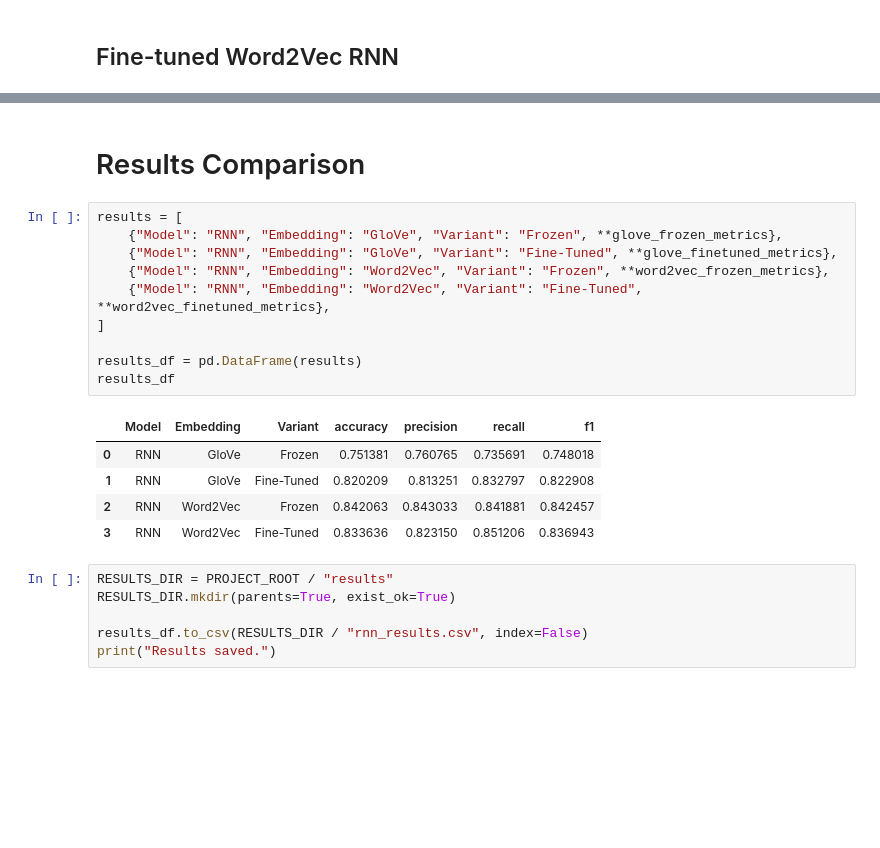
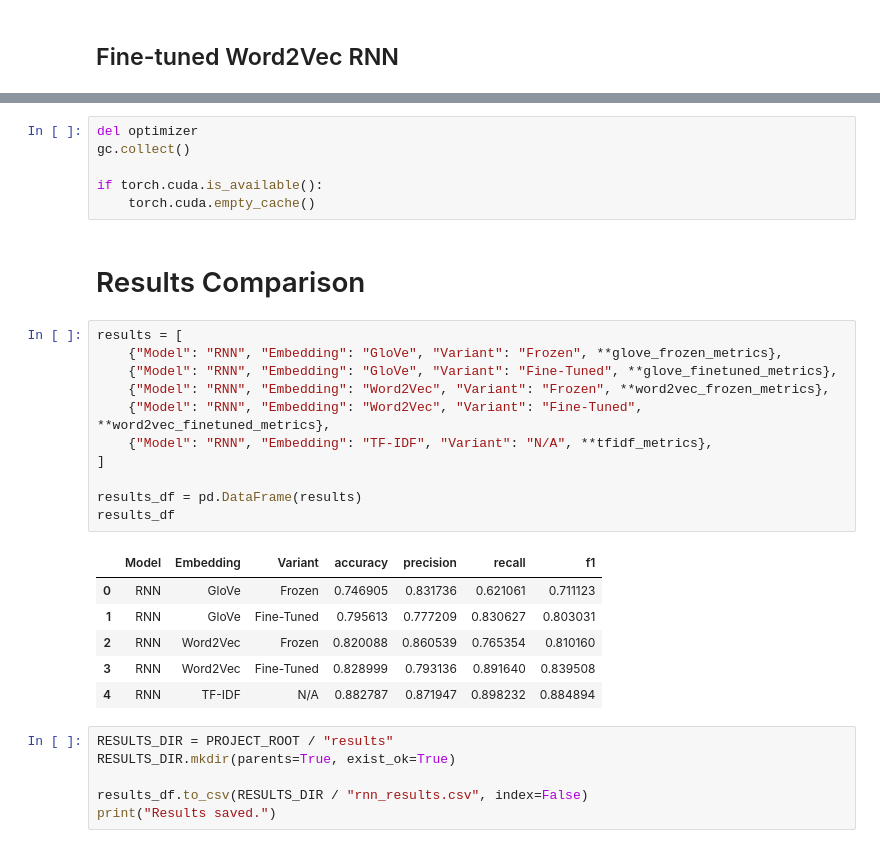
Before and after one commit to Dia8897/Assignment4_NLP_SequenceModels, a Jupyter notebook: notebooks/models/rnn.ipynb, the cells around one changed output, grey strips where cells are left out. Saved outputs shown, nothing was run; the diff lists cells and outputs as text; blank space fills up the shorter version.

```diff
--- a/notebooks/models/rnn.ipynb
+++ b/notebooks/models/rnn.ipynb
@@ -885,21 +1181,29 @@ plot_training_history(word2vec_finetuned_history, "Fine-Tuned Word2Vec RNN")
+# %%
+del optimizer
+gc.collect()
+
+if torch.cuda.is_available():
+    torch.cuda.empty_cache()
 # %% [markdown]
 # Results Comparison
 # %%
 results = [
     {"Model": "RNN", "Embedding": "GloVe", "Variant": "Frozen", **glove_frozen_metrics},
     {"Model": "RNN", "Embedding": "GloVe", "Variant": "Fine-Tuned", **glove_finetuned_metrics},
     {"Model": "RNN", "Embedding": "Word2Vec", "Variant": "Frozen", **word2vec_frozen_metrics},
     {"Model": "RNN", "Embedding": "Word2Vec", "Variant": "Fine-Tuned", **word2vec_finetuned_metrics},
+    {"Model": "RNN", "Embedding": "TF-IDF", "Variant": "N/A", **tfidf_metrics},
 ]
 
 results_df = pd.DataFrame(results)
 results_df
 # %% [output]
 |  | Model | Embedding | Variant | accuracy | precision | recall | f1 |
-| 0 | RNN | GloVe | Frozen | 0.751381 | 0.760765 | 0.735691 | 0.748018 |
-| 1 | RNN | GloVe | Fine-Tuned | 0.820209 | 0.813251 | 0.832797 | 0.822908 |
-| 2 | RNN | Word2Vec | Frozen | 0.842063 | 0.843033 | 0.841881 | 0.842457 |
-| 3 | RNN | Word2Vec | Fine-Tuned | 0.833636 | 0.823150 | 0.851206 | 0.836943 |
+| 0 | RNN | GloVe | Frozen | 0.746905 | 0.831736 | 0.621061 | 0.711123 |
+| 1 | RNN | GloVe | Fine-Tuned | 0.795613 | 0.777209 | 0.830627 | 0.803031 |
+| 2 | RNN | Word2Vec | Frozen | 0.820088 | 0.860539 | 0.765354 | 0.810160 |
+| 3 | RNN | Word2Vec | Fine-Tuned | 0.828999 | 0.793136 | 0.891640 | 0.839508 |
+| 4 | RNN | TF-IDF | N/A | 0.882787 | 0.871947 | 0.898232 | 0.884894 |
 # %%
 RESULTS_DIR = PROJECT_ROOT / "results"
 RESULTS_DIR.mkdir(parents=True, exist_ok=True)
```
Also changed, not shown: parts of 33 cells of this notebook, 1 other file.
